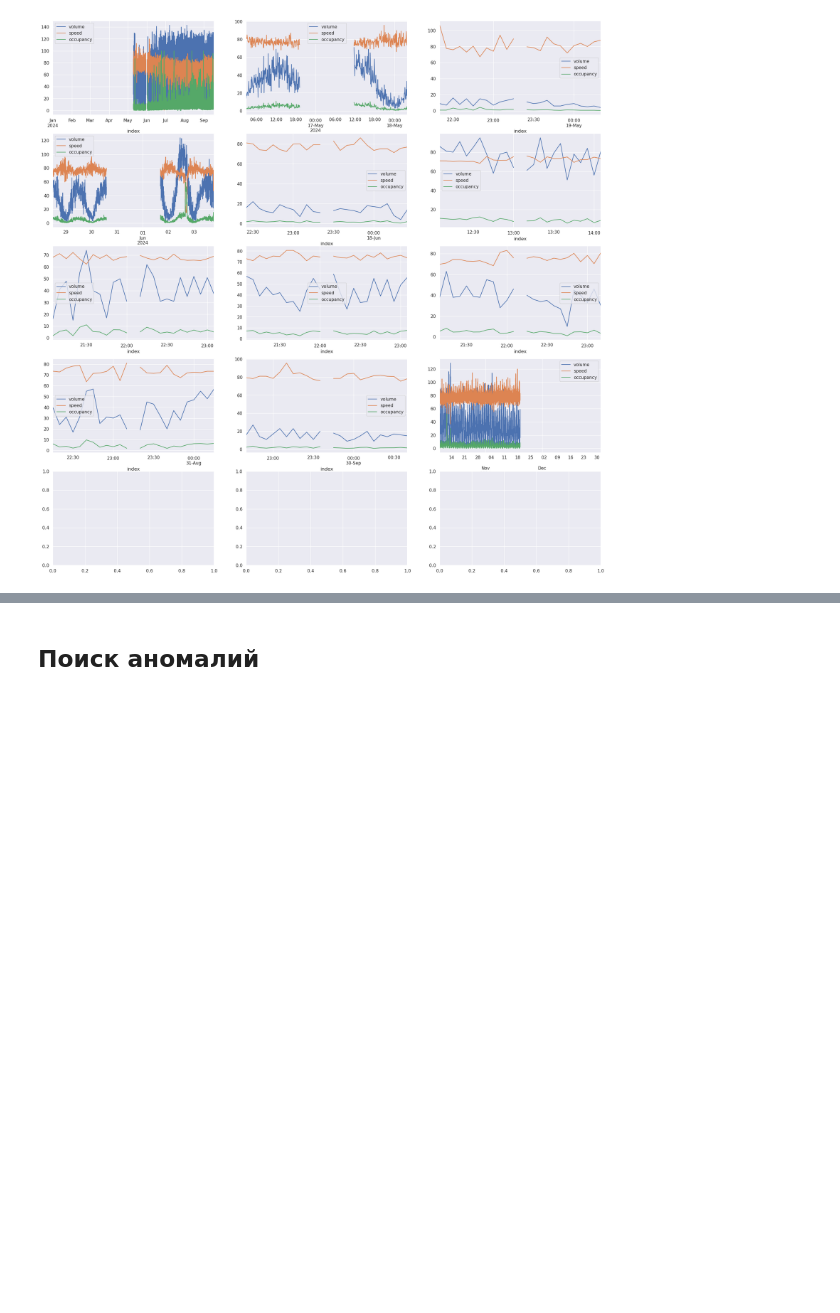
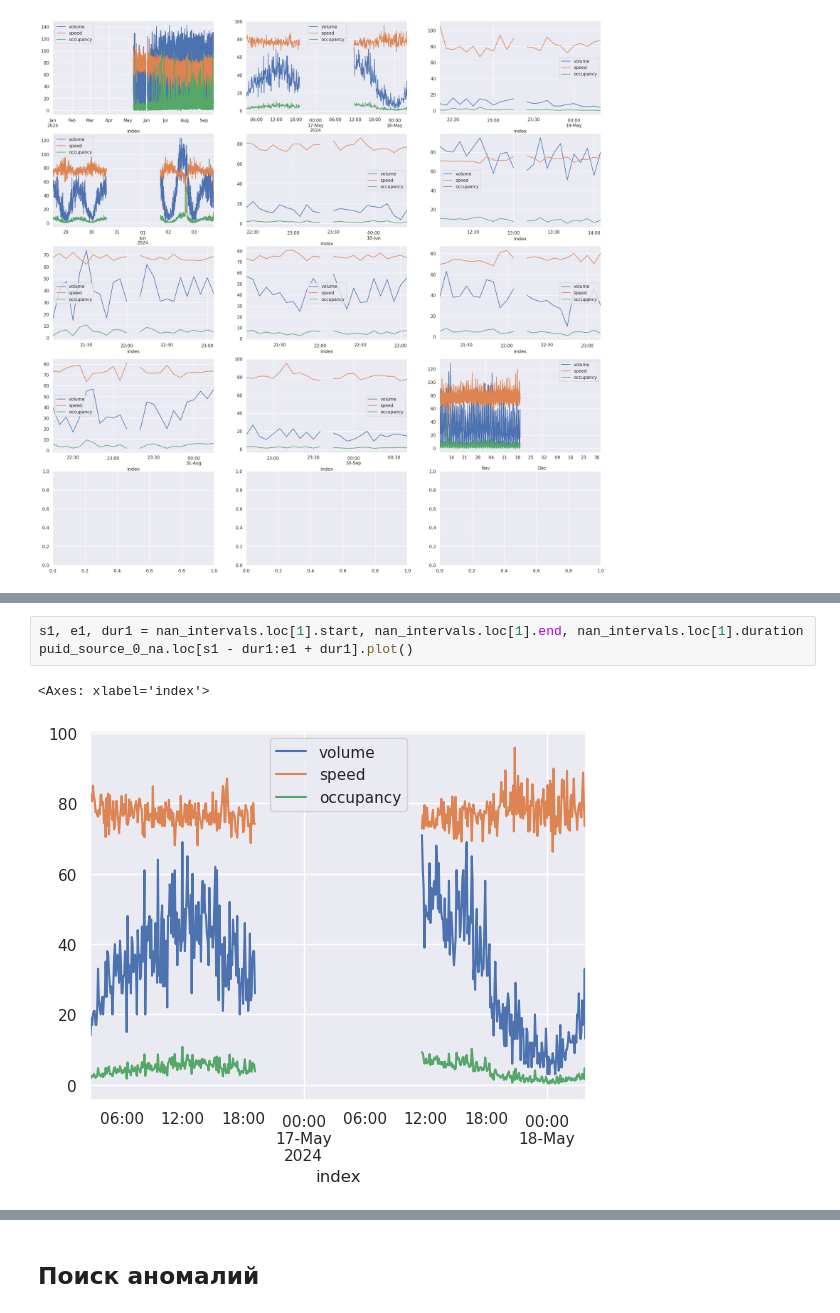
Before and after one commit to BlackKingWhitePawn/transportation, a Jupyter notebook: puid_processing.ipynb, the cells around one changed output, grey strips where cells are left out. Drawn from its saved outputs; the diff is of its cells as text; blank space fills up the shorter version.

```diff
--- a/puid_processing.ipynb
+++ b/puid_processing.ipynb
@@ -254,0 +263,6 @@ plot_missing(puid_source_0_na, nan_intervals)
+# %%
+s1, e1, dur1 = nan_intervals.loc[1].start, nan_intervals.loc[1].end, nan_intervals.loc[1].duration
+puid_source_0_na.loc[s1 - dur1:e1 + dur1].plot()
+# %% [output]
+<Axes: xlabel='index'>
+[figure, added]
```
Also changed, not shown: parts of 28 cells of this notebook.
